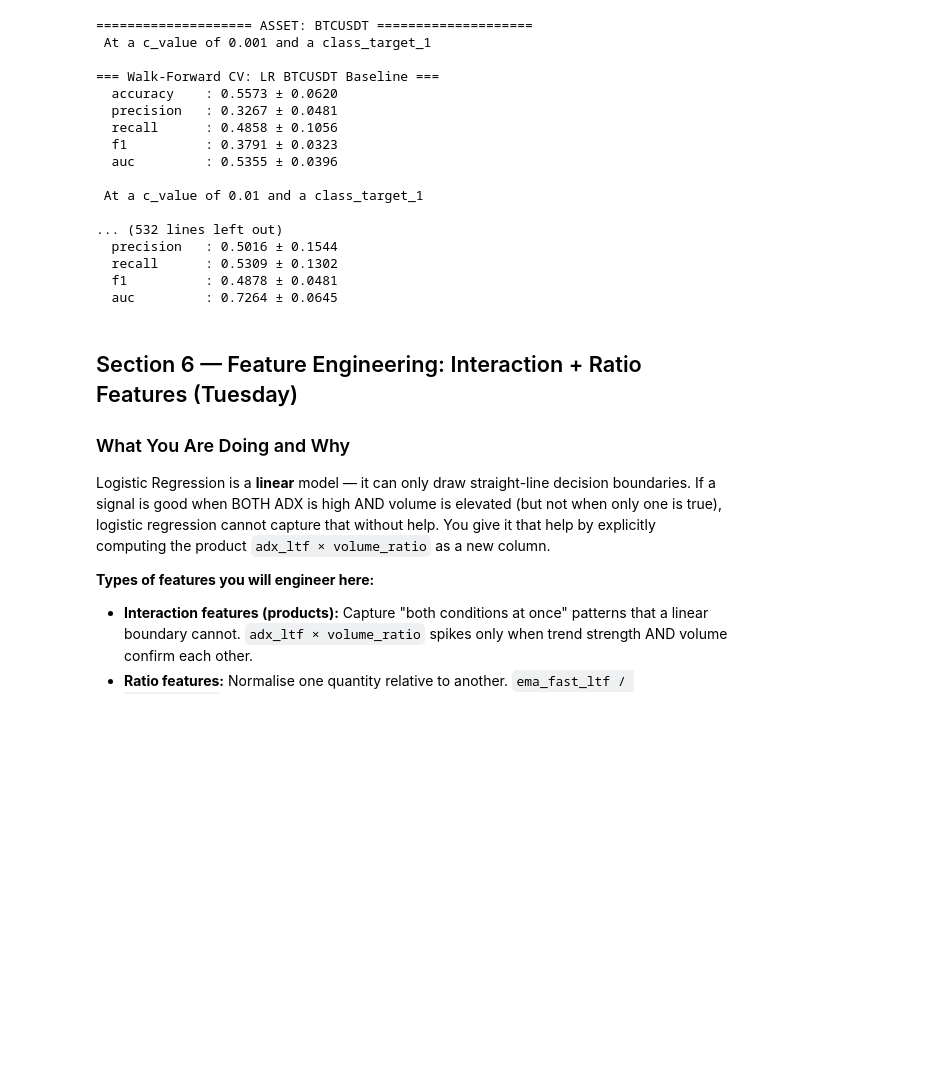
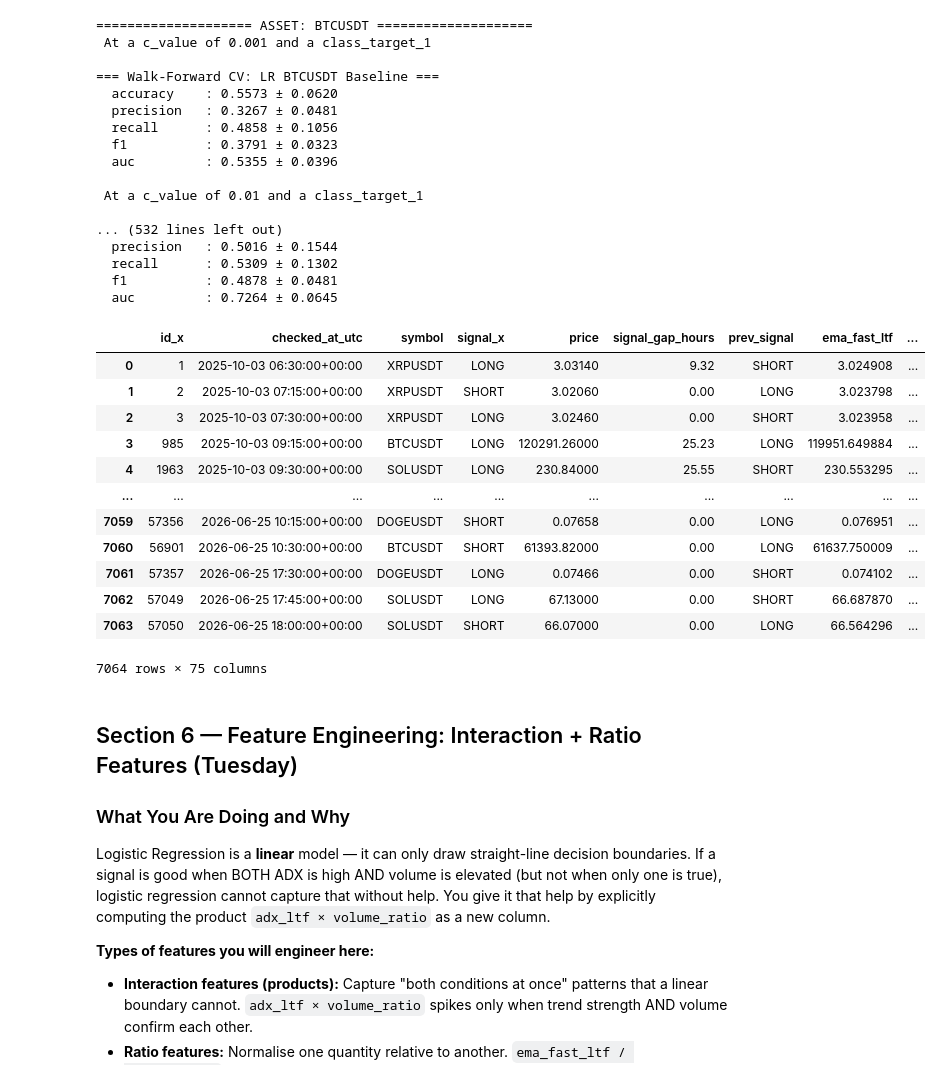
Before and after one commit to Jeshurun-B/EMA-optimizer-pipeline-v2, a Jupyter notebook: coolab_notebooks/week3_feature_engineering.ipynb, the cells around one changed output. Cells and saved outputs as stored; diff of their text form; code cells hidden in the pictures; blank space fills up the shorter version.

```diff
--- a/coolab_notebooks/week3_feature_engineering.ipynb
+++ b/coolab_notebooks/week3_feature_engineering.ipynb
@@ -633,6 +633,22 @@ for symbol in symbols:
   recall      : 0.5309 ± 0.1302
   f1          : 0.4878 ± 0.0481
   auc         : 0.7264 ± 0.0645
+# %%
+df
+# %% [output]
+|  | id_x | checked_at_utc | symbol | signal_x | price | signal_gap_hours | prev_signal | ema_fast_ltf | ... |
+| 0 | 1 | 2025-10-03 06:30:00+00:00 | XRPUSDT | LONG | 3.03140 | 9.32 | SHORT | 3.024908 | ... |
+| 1 | 2 | 2025-10-03 07:15:00+00:00 | XRPUSDT | SHORT | 3.02060 | 0.00 | LONG | 3.023798 | ... |
+| 2 | 3 | 2025-10-03 07:30:00+00:00 | XRPUSDT | LONG | 3.02460 | 0.00 | SHORT | 3.023958 | ... |
+| 3 | 985 | 2025-10-03 09:15:00+00:00 | BTCUSDT | LONG | 120291.26000 | 25.23 | LONG | 119951.649884 | ... |
+| 4 | 1963 | 2025-10-03 09:30:00+00:00 | SOLUSDT | LONG | 230.84000 | 25.55 | SHORT | 230.553295 | ... |
+| ... | ... | ... | ... | ... | ... | ... | ... | ... | ... |
+| 7059 | 57356 | 2026-06-25 10:15:00+00:00 | DOGEUSDT | SHORT | 0.07658 | 0.00 | LONG | 0.076951 | ... |
+| 7060 | 56901 | 2026-06-25 10:30:00+00:00 | BTCUSDT | SHORT | 61393.82000 | 0.00 | LONG | 61637.750009 | ... |
+| 7061 | 57357 | 2026-06-25 17:30:00+00:00 | DOGEUSDT | LONG | 0.07466 | 0.00 | SHORT | 0.074102 | ... |
+| 7062 | 57049 | 2026-06-25 17:45:00+00:00 | SOLUSDT | LONG | 67.13000 | 0.00 | SHORT | 66.687870 | ... |
+| 7063 | 57050 | 2026-06-25 18:00:00+00:00 | SOLUSDT | SHORT | 66.07000 | 0.00 | LONG | 66.564296 | ... |
+7064 rows × 75 columns
 # %% [markdown]
 ## Section 6 — Feature Engineering: Interaction + Ratio Features (Tuesday)
 
```
Also changed, not shown: parts of 28 cells of this notebook.
